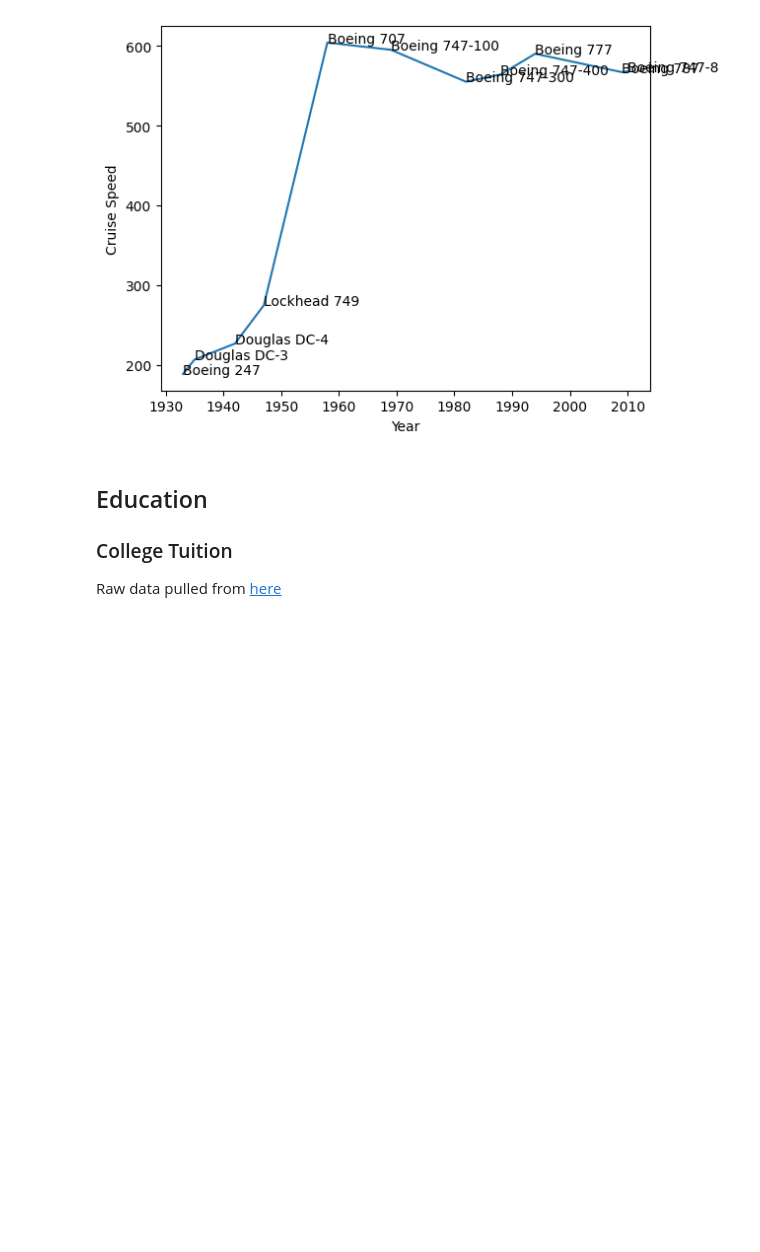
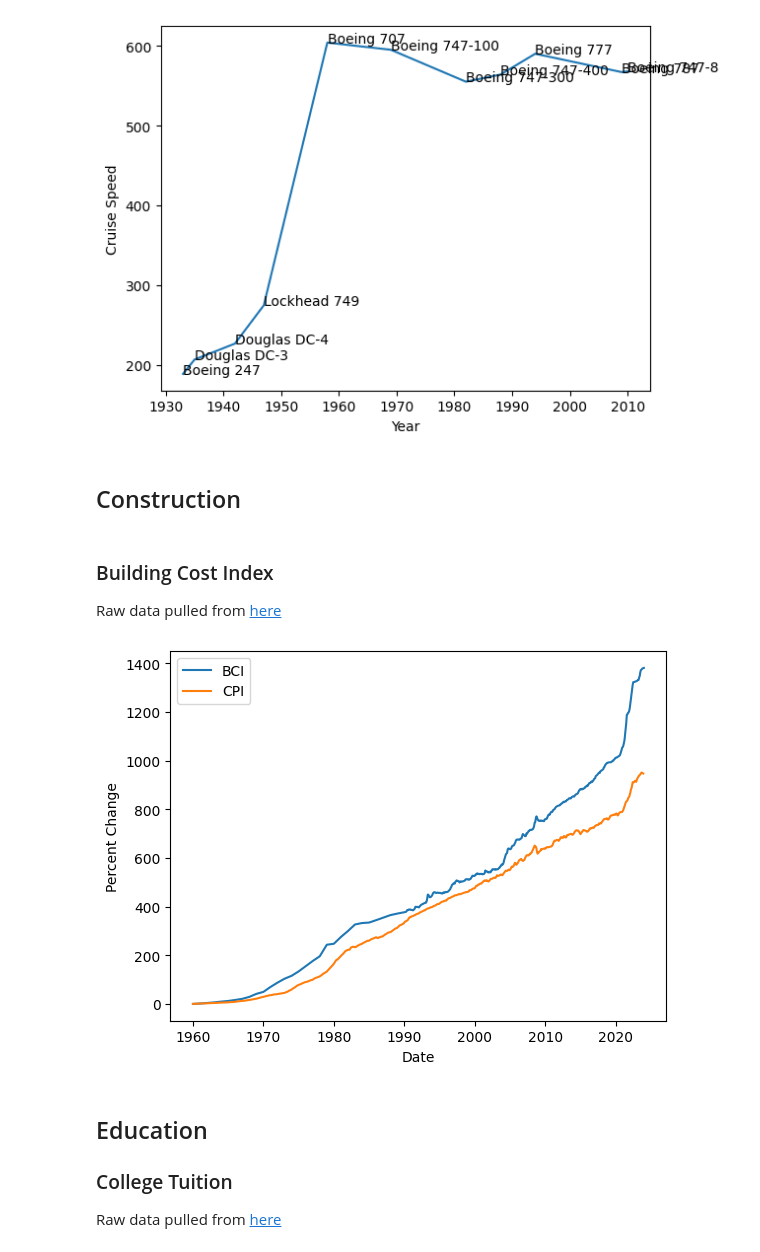
Before and after one commit to jordanott/BackToTheFuture, a Jupyter notebook: notebooks/government.ipynb, the cells around one changed output. Saved outputs shown, nothing was run; the diff lists cells and outputs as text; code cells hidden in the pictures; blank space fills up the shorter version.

Commit message:
New plots

```diff
--- a/notebooks/government.ipynb
+++ b/notebooks/government.ipynb
@@ -95,6 +116,32 @@ for _, row in df.iterrows():
     axes.text(row.Year, row["Cruise Speed"], row.Plane)
 # %% [output]
 [figure]
+# %% [markdown]
+## Construction
+# %% [markdown]
+### Building Cost Index
+Raw data pulled from [here](https://www.enr.com/economics/historical_indices/building_cost_index_history)
+# %%
+building_cost_index_annual_average = pd.read_csv("../raw_data/government/building_cost_index_annual_average.txt")
+building_cost_index_annual_average["Date"] = pd.to_datetime(building_cost_index_annual_average["Year"], format='%Y')
+# %%
+building_cost_index = pd.read_csv("../raw_data/government/building_cost_index.txt").drop(columns=["AVG"])
+building_cost_index = pd.melt(building_cost_index, id_vars=["Year"], var_name="Month", value_name="BCI")
+
+# Convert abbreviated month to int; combine into single data column
+building_cost_index["Month"] = pd.to_datetime(building_cost_index['Month'], format='%b').dt.month
+building_cost_index["Date"] = pd.to_datetime(building_cost_index[["Year", "Month"]].assign(DAY=1))
+
+building_cost_index = pd.concat([building_cost_index, building_cost_index_annual_average])
+building_cost_index = building_cost_index.sort_values(by="Date").reset_index(drop=True)
+# %%
+cpi_relative_to_1960 = helper.percent_change_relative_to(cpi_data, date="1960-01-01", column_name="CPI")
+building_cost_index_relative_to_1960 = helper.percent_change_relative_to(building_cost_index, date="1960-01-01", column_name="BCI")
+# %%
+sns.lineplot(x="Date", y="Percent Change", data=building_cost_index_relative_to_1960, label="BCI")
+sns.lineplot(x="Date", y="Percent Change", data=cpi_relative_to_1960, label="CPI");
+# %% [output]
+[figure, added]
 # %% [markdown]
 ## Education
 ### College Tuition
```
Also changed, not shown: parts of 7 cells of this notebook.
